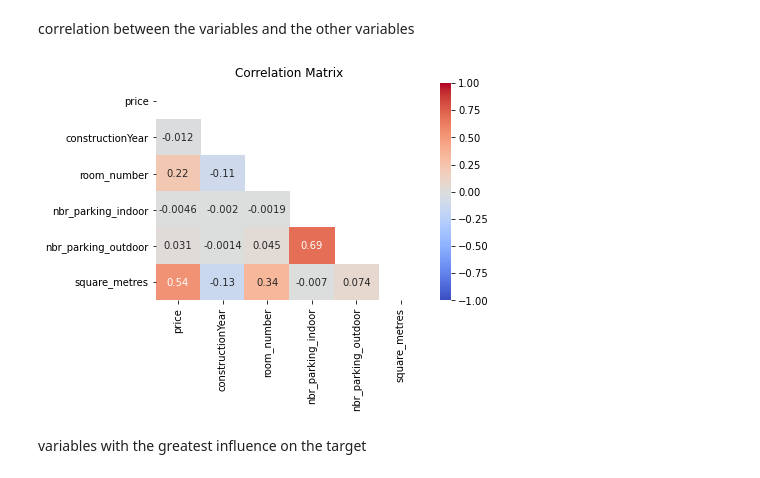
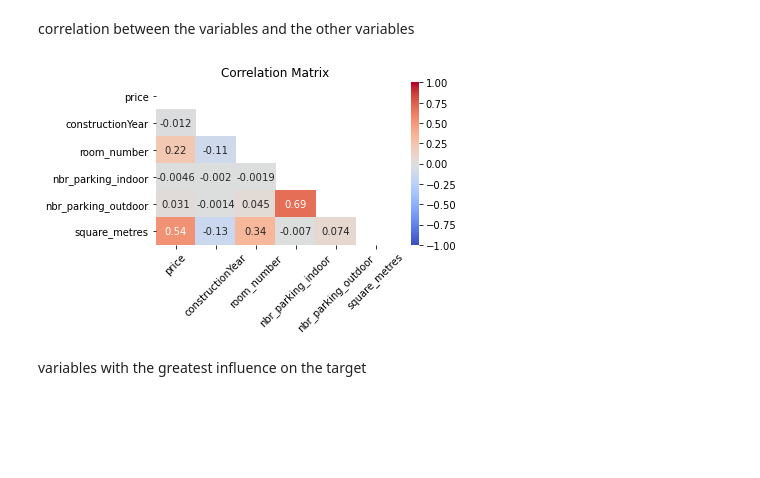
Before and after one commit to abdellahML/challenge-data-analysis, a Jupyter notebook: Codes/abdellah.ipynb, the cells around one changed output. Saved outputs shown, nothing was run; the diff lists cells and outputs as text; code cells hidden in the pictures; blank space fills up the shorter version.

```diff
--- a/Codes/abdellah.ipynb
+++ b/Codes/abdellah.ipynb
@@ -86,13 +138,15 @@ correlation between the variables and the other variables
 # %%
 corrMatrix2 = df1.corr()
 mask = np.zeros(corrMatrix2.shape, dtype=bool)
 mask[np.triu_indices(len(mask))] = True
 ax=plt.axes()
 sn.heatmap(corrMatrix2, ax=ax, vmin = -1, vmax = 1, center = 0, cmap = 'coolwarm', annot = True, mask = mask)
 ax.set_title('Correlation Matrix')
+plt.xticks(rotation=45)
+plt.tight_layout()
 plt.show()
 # %% [output]
-[figure, old version]
+[figure, new version]
 # %% [markdown]
 variables with the greatest influence on the target
 # %%
```
Also changed, not shown: parts of 13 cells of this notebook, 5 other files.
